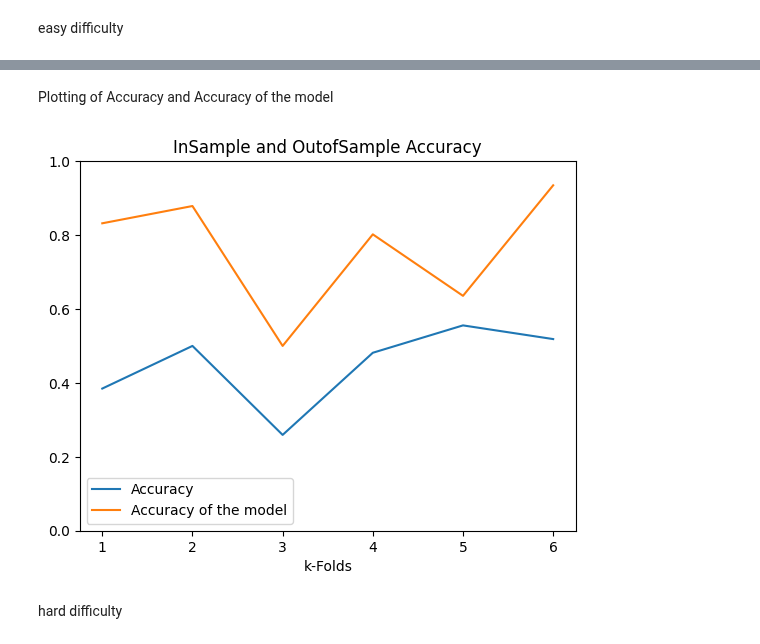
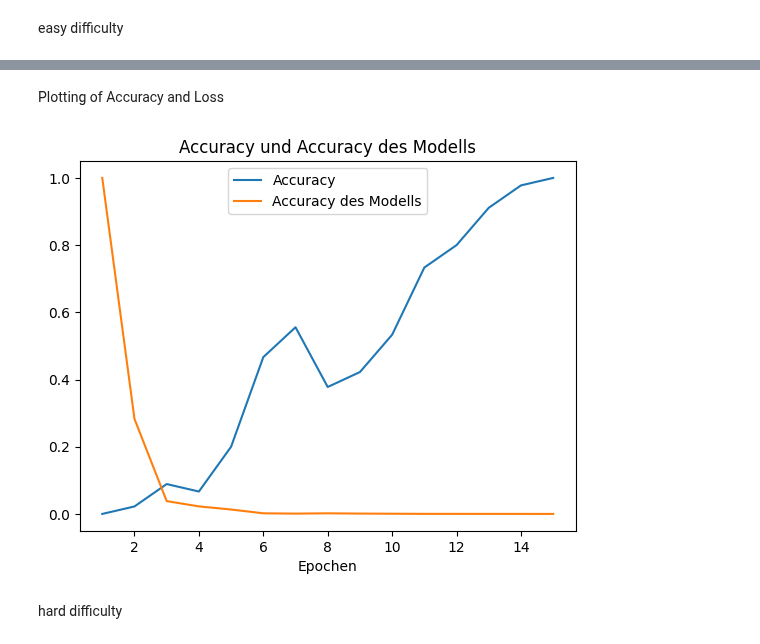
Before and after one commit to D0dizzle/Machine-and-Deep-Learning, a Jupyter notebook: Prüfung.ipynb, the cells around one changed output, grey strips where cells are left out. Drawn from its saved outputs; the diff is of its cells as text; code cells hidden in the pictures.

```diff
--- a/Prüfung.ipynb
+++ b/Prüfung.ipynb
@@ -157,26 +215,17 @@ fig = plt.figure(figsize=(2, 1))
 # %% [markdown]
 easy difficulty
 # %%
-epoch = 25
-eval_accuracy_e = []
-accuracy_e = []
-z = list(range(k))
+epoch = 15
+eval_accuracy = []
+accuracy = []
 for i in range(k):
-    test_fold_index = z[k-1] if k % 2 == 0 else z[k-2]
-    if test_fold_index == i:
-        continue
-    fold_x_train = np.concatenate([image_folds_e[j] for j in range(k) if j != i and j != test_fold_index], axis=0)
-    fold_y_train = np.concatenate([y_folds_e[j] for j in range(k) if j != i and j != test_fold_index], axis=0)
+    fold_x_train = np.concatenate([image_folds_e[j] for j in range(k) if j != i], axis=0)
+    fold_y_train = np.concatenate([y_folds_e[j] for j in range(k) if j != i], axis=0)
     fold_x_val = image_folds_e[i]
     fold_y_val = y_folds_e[i]
-    fold_x_test = image_folds_e[test_fold_index]
-    fold_y_test = y_folds_e[test_fold_index]
-    model, model_accuracy = func.build_model(epoch, fold_x_train, fold_y_train, fold_x_val, fold_y_val, fold_x_test, fold_y_test, input_shape)
-    eval_accuracy_e.append(model_accuracy)
-    accuracy_e.append(max(model.history['accuracy']))
-    z = z[:-1]
-    z = [test_fold_index] + z
-
-print(eval_accuracy_e)
-print(accuracy_e)
+    model, model_accuracy = func.build_model(epoch, fold_x_train, fold_y_train, fold_x_val, fold_y_val, input_shape, y_e)
+    eval_accuracy.append(model_accuracy)
+    accuracy.append(max(model.history['accuracy']))
+print(eval_accuracy)
+print(accuracy)
 # %% [output]
@@ -200,17 +249,16 @@ Epoch 6/25
 # %% [markdown]
-Plotting of Accuracy and Accuracy of the model
+Plotting of Accuracy and Loss
 # %%
 # noch zu überarbeiten
-tick_labels = [0, 0.2, 0.4, 0.6, 0.8, 1]
-plt.plot(range(1, k+1), eval_accuracy_e)
-plt.plot(range(1, k+1), accuracy_e)
-plt.title('InSample and OutofSample Accuracy')
-plt.xlabel('k-Folds')
-plt.yticks(tick_labels)
-plt.gca().legend(('Accuracy', 'Accuracy of the model'))
+
+plt.plot(range(1, epoch+1), func.minmax(model.history['accuracy']))
+plt.plot(range(1, epoch+1), func.minmax(model.history['loss']))
+plt.title('Accuracy und Accuracy des Modells')
+plt.xlabel('Epochen')
+plt.gca().legend(('Accuracy', 'Accuracy des Modells'))
 plt.show()
 # %% [output]
-[figure, old version]
+[figure, new version]
 # %% [markdown]
 hard difficulty
 # %%
```
Also changed, not shown: parts of 11 cells of this notebook.
